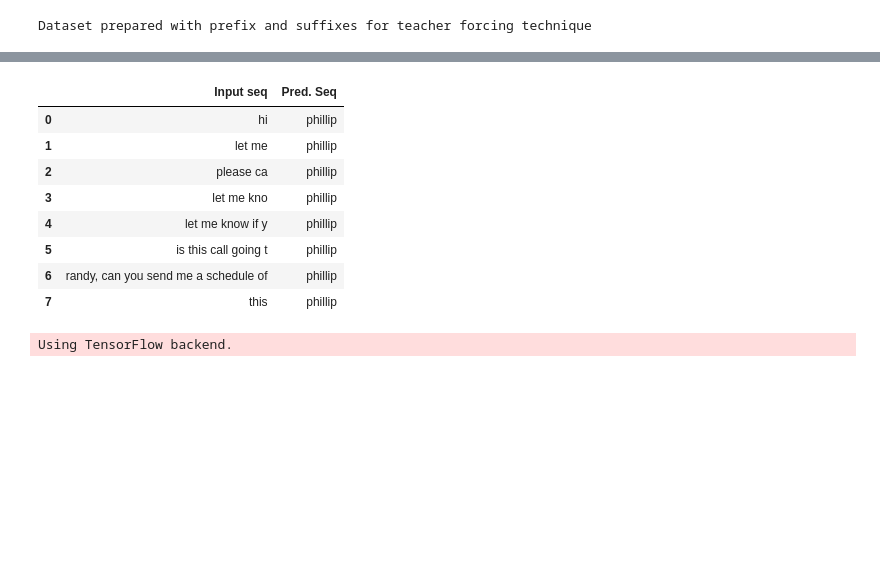
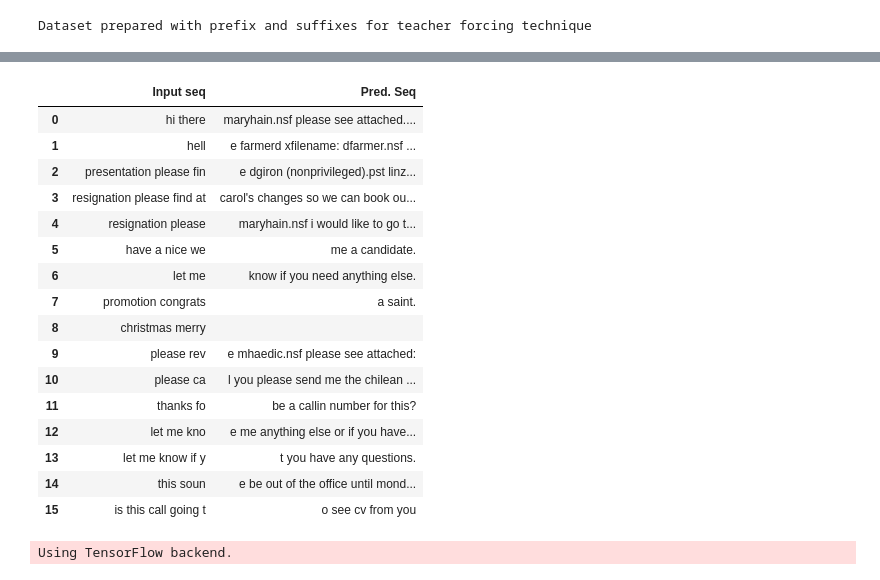
Before and after one commit to Shahid1993/colab-notebooks, a Jupyter notebook: conditional_gen.ipynb, the cells around one changed output, grey strips where cells are left out. Saved outputs shown, nothing was run; the diff lists cells and outputs as text; code cells hidden in the pictures; blank space fills up the shorter version.

```diff
--- a/conditional_gen.ipynb
+++ b/conditional_gen.ipynb
@@ -5,6 +14,6 @@
 # %%
 import pandas as pd
 # %%
-data = pd.read_csv("./sample_data/emails_10000.csv", engine='python', encoding='utf-8', error_bad_lines=False)
+data = pd.read_csv("./sample_data/emails.csv")
 pd.set_option('display.max_colwidth',-1)
 new = data["message"].str.split("\n", n = 15, expand = True)
@@ -70,4 +77,4 @@ data.head()['msg']
 4     Let's shoot for Tuesday at 11:45.
 Name: msg, dtype: object
 # %%
-corpus = [msg for msg in data[(data['msg'].str.len() <200) & ~(data['subject'].str.contains('Re:'))]['msg']]
+corpus = [msg for msg in data[(data['msg'].str.len() <100) & ~(data['subject'].str.contains('Re:'))]['msg']]
@@ -94,3 +97,6 @@ corpus[0:50]
+# %%
+#Taking only as subset of corpus, since it takes lot of time for training
+corpus = corpus[0:10000]
 # %%
 len(corpus)
 # %% [output]
@@ -382,55 +370,52 @@ def translate(input_sentence, infenc_model, infmodel):
 # %%
 #Note that only words that we've trained the model on will be available, otherwise you'll get an error.
 
 
-# test = [
-#     'hi there',
-#     'hell',
-#     'presentation please fin',
-#     'resignation please find at',
-#     'resignation please ',
-#     'have a nice we',
-#     'let me ',
-#     'promotion congrats ',
-#     'christmas Merry ',
-#     'please rev',
-#     'please ca',
-#     'thanks fo',
-#     'Let me kno',
-#     'Let me know if y',
-#     'this soun',
-#     'is this call going t'
-# ]
-
 test = [
-    'hi',
+    'hi there',
+    'hell',
+    'presentation please fin',
+    'resignation please find at',
+    'resignation please ',
+    'have a nice we',
     'let me ',
+    'promotion congrats ',
+    'christmas Merry ',
+    'please rev',
     'please ca',
+    'thanks fo',
     'Let me kno',
     'Let me know if y',
-    'is this call going t',
-    'randy, can you send me a schedule of',
-    'this'
+    'this soun',
+    'is this call going t'
 ]
 
 
 import pandas as pd
 output = []
 for t in test:
   output.append({"Input seq":t.lower(), "Pred. Seq":translate(t.lower(), encoder_model, inf_model)})
 
 results_df = pd.DataFrame.from_dict(output)
 results_df.head(len(test))
 # %% [output]
 |  | Input seq | Pred. Seq |
-| 0 | hi | phillip |
-| 1 | let me | phillip |
-| 2 | please ca | phillip |
-| 3 | let me kno | phillip |
-| 4 | let me know if y | phillip |
-| 5 | is this call going t | phillip |
-| 6 | randy, can you send me a schedule of | phillip |
-| 7 | this | phillip |
+| 0 | hi there | maryhain.nsf please see attached.... |
+| 1 | hell | e farmerd xfilename: dfarmer.nsf ... |
+| 2 | presentation please fin | e dgiron (nonprivileged).pst linz... |
+| 3 | resignation please find at | carol's changes so we can book ou... |
+| 4 | resignation please | maryhain.nsf i would like to go t... |
+| 5 | have a nice we | me a candidate. |
+| 6 | let me | know if you need anything else. |
+| 7 | promotion congrats | a saint. |
+| 8 | christmas merry |  |
+| 9 | please rev | e mhaedic.nsf please see attached: |
+| 10 | please ca | l you please send me the chilean ... |
+| 11 | thanks fo | be a callin number for this? |
+| 12 | let me kno | e me anything else or if you have... |
+| 13 | let me know if y | t you have any questions. |
+| 14 | this soun | e be out of the office until mond... |
+| 15 | is this call going t | o see cv from you |
 # %%
 # This is to save the model for the web app to use for generation
 from keras.models import model_from_json
```
Also changed, not shown: parts of 12 cells of this notebook.
